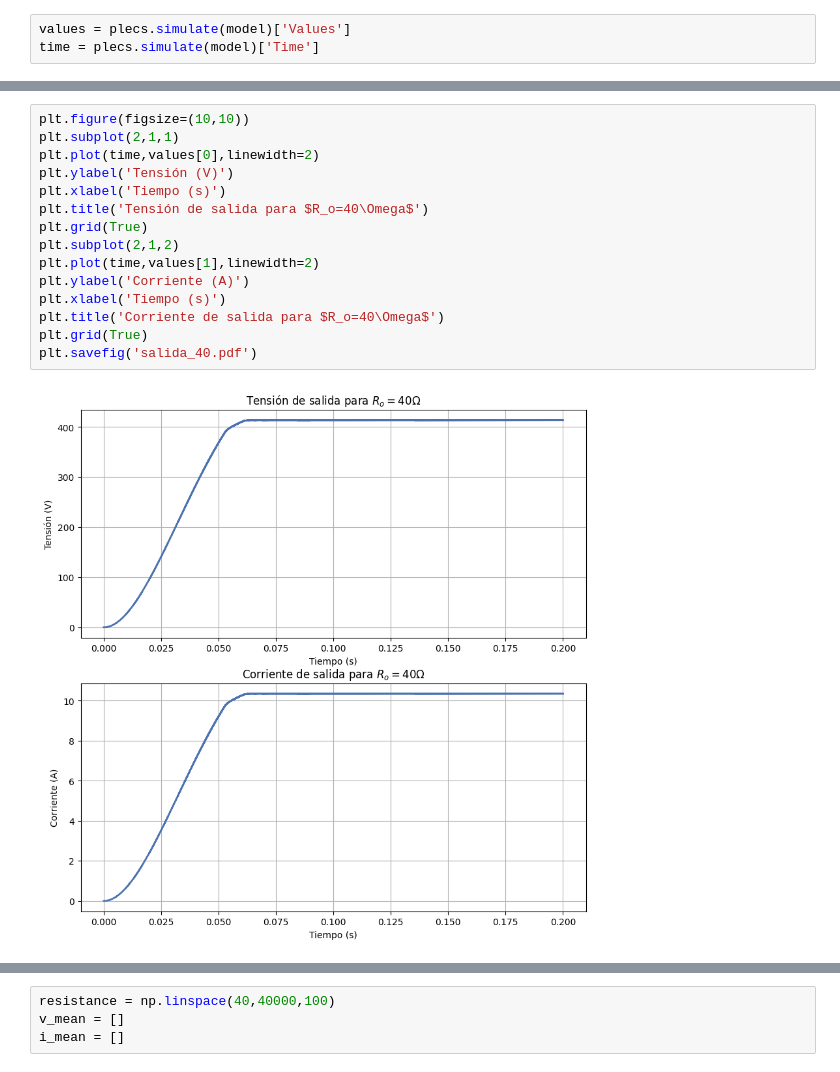
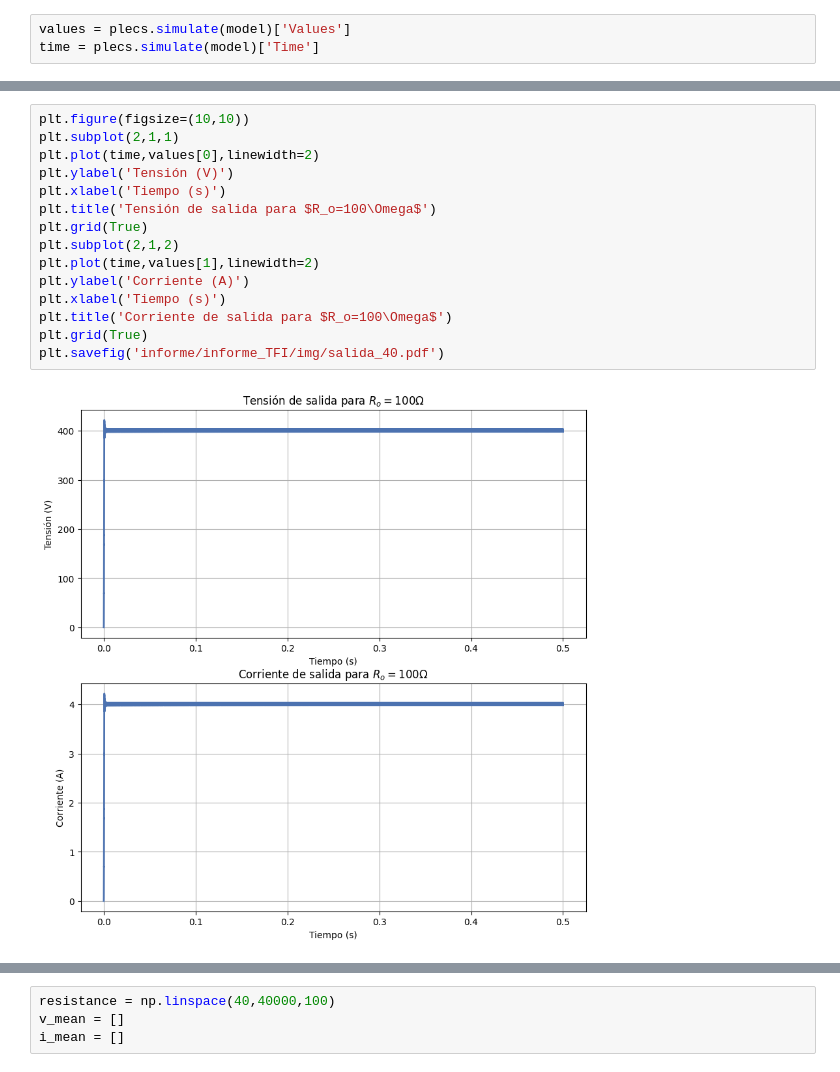
Before and after one commit to all5one-sudo/TFI_Electronica_Industrial, a Jupyter notebook: simulation_parameters.ipynb, the cells around one changed output, grey strips where cells are left out. Saved outputs shown, nothing was run; the diff lists cells and outputs as text.

Commit message:
Avances en simulación e informe

```diff
--- a/simulation_parameters.ipynb
+++ b/simulation_parameters.ipynb
@@ -114,17 +114,17 @@ plt.savefig('corrientes_transformador.pdf')
 # %%
 plt.figure(figsize=(10,10))
 plt.subplot(2,1,1)
 plt.plot(time,values[0],linewidth=2)
 plt.ylabel('Tensión (V)')
 plt.xlabel('Tiempo (s)')
-plt.title('Tensión de salida para $R_o=40\Omega$')
+plt.title('Tensión de salida para $R_o=100\Omega$')
 plt.grid(True)
 plt.subplot(2,1,2)
 plt.plot(time,values[1],linewidth=2)
 plt.ylabel('Corriente (A)')
 plt.xlabel('Tiempo (s)')
-plt.title('Corriente de salida para $R_o=40\Omega$')
+plt.title('Corriente de salida para $R_o=100\Omega$')
 plt.grid(True)
-plt.savefig('salida_40.pdf')
+plt.savefig('informe/informe_TFI/img/salida_40.pdf')
 # %% [output]
-[figure, old version]
+[figure, new version]
```
Also changed, not shown: parts of 9 cells of this notebook, 35 other files.
